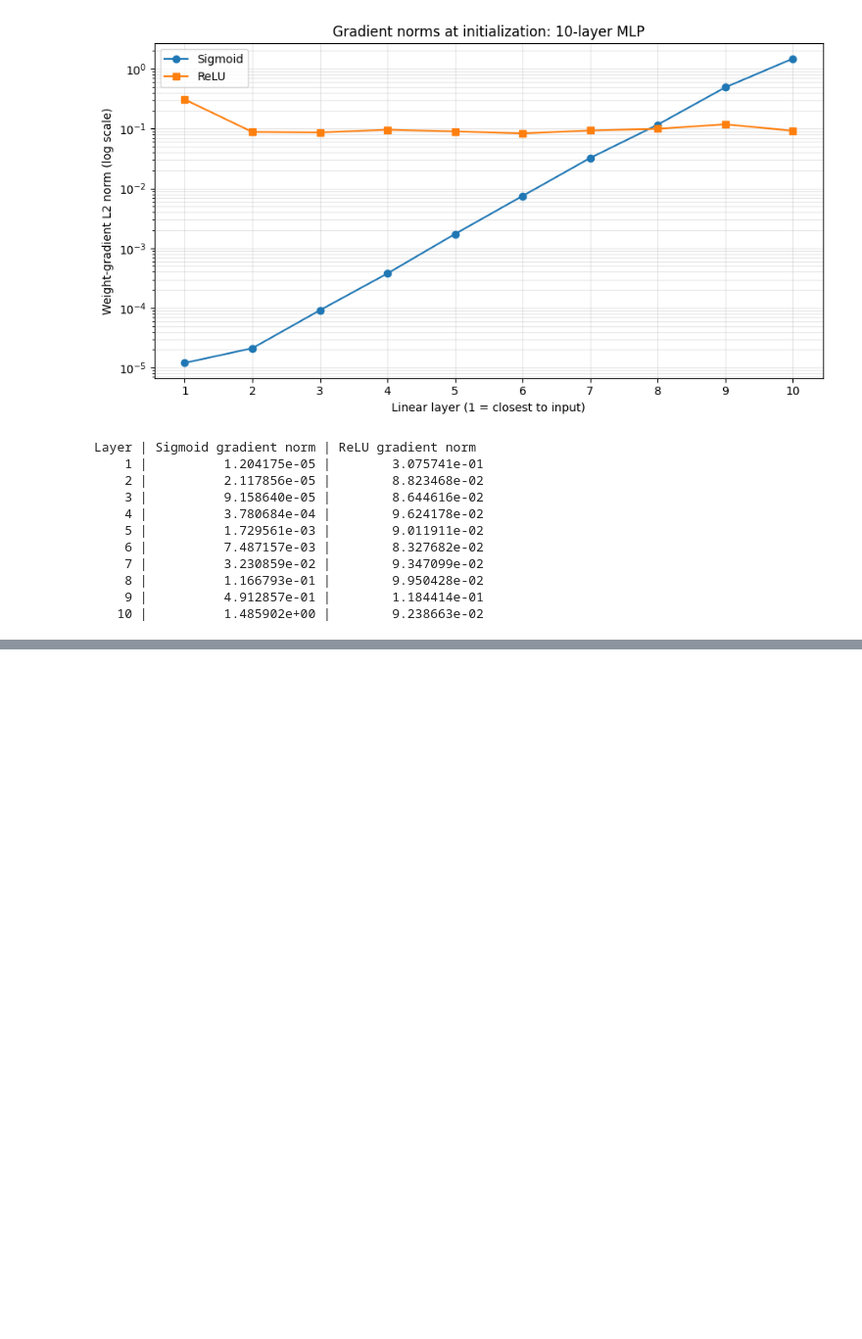
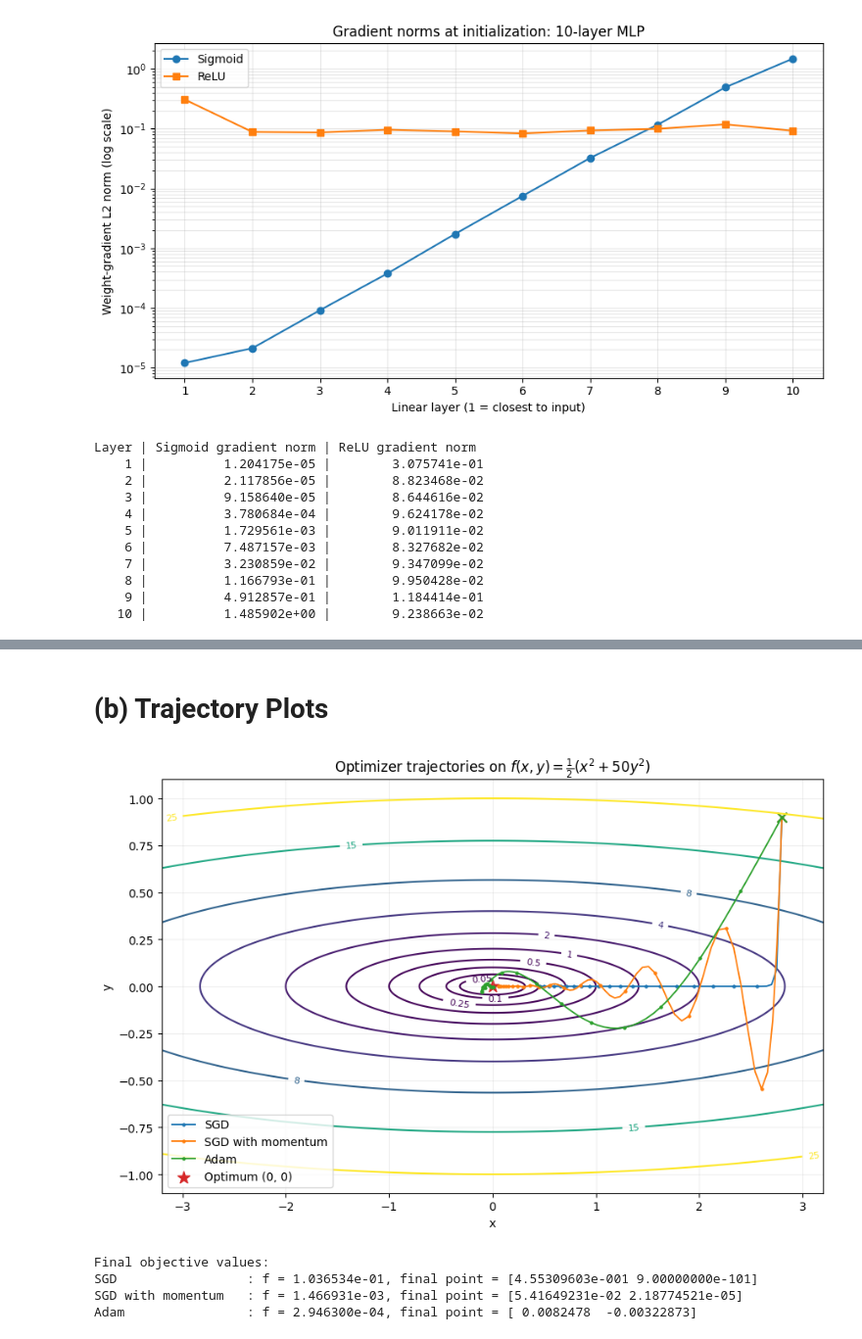
Before and after one commit to imansha321/EN4554-Assignment-2-CNNs, a Jupyter notebook: Assignment-2.ipynb, the cells around one changed output, grey strips where cells are left out. Shown at 98% size. Cells and saved outputs as stored; diff of their text form; code cells hidden in the pictures; blank space fills up the shorter version.

```diff
--- a/Assignment-2.ipynb
+++ b/Assignment-2.ipynb
@@ -523,0 +636,74 @@ Test accuracy: 46.11%
+# %% [markdown]
+# (b) Trajectory Plots
+# %%
+def objective(point):
+    x, y = point
+    return 0.5 * (x**2 + 50.0 * y**2)
+
+def grad_objective(point):
+    x, y = point
+    return np.array([x, 50.0 * y], dtype=float)
+
+def run_trajectory(kind, start=(2.8, 0.9), steps=100, lr=0.005,
+                   momentum=0.85, beta1=0.9, beta2=0.999, eps=1e-8):
+    point = np.array(start, dtype=float)
+    trajectory = [point.copy()]
+    velocity = np.zeros_like(point)
+    m = np.zeros_like(point)
+    v = np.zeros_like(point)
+    for t in range(1, steps + 1):
+        g = grad_objective(point)
+        if kind == "SGD":
+            point = point - lr * g
+        elif kind == "Momentum":
+            velocity = momentum * velocity + g
+            point = point - lr * velocity
+        elif kind == "Adam":
+            m = beta1 * m + (1 - beta1) * g
+            v = beta2 * v + (1 - beta2) * (g ** 2)
+            m_hat = m / (1 - beta1 ** t)
+            v_hat = v / (1 - beta2 ** t)
+            point = point - lr * m_hat / (np.sqrt(v_hat) + eps)
+        else:
+            raise ValueError(kind)
+        trajectory.append(point.copy())
+    return np.array(trajectory)
+
+# Chosen learning rates keep all three methods visible on the same contour plot.
+trajectories = {
+    "SGD": run_trajectory("SGD", lr=0.018, steps=100),
+    "SGD with momentum": run_trajectory("Momentum", lr=0.006, steps=100, momentum=0.82),
+    "Adam": run_trajectory("Adam", lr=0.08, steps=100),
+}
+
+xx = np.linspace(-3.2, 3.2, 350)
+yy = np.linspace(-1.1, 1.1, 350)
+X, Y = np.meshgrid(xx, yy)
+Z = 0.5 * (X**2 + 50 * Y**2)
+
+plt.figure(figsize=(9, 6))
+levels = [0.05, 0.1, 0.25, 0.5, 1, 2, 4, 8, 15, 25]
+contours = plt.contour(X, Y, Z, levels=levels, cmap="viridis")
+plt.clabel(contours, inline=True, fontsize=8, fmt="%.2g")
+for name, path in trajectories.items():
+    plt.plot(path[:, 0], path[:, 1], marker="o", markersize=2.2,
+             linewidth=1.3, markevery=5, label=name)
+    plt.scatter(path[0, 0], path[0, 1], marker="x", s=70)
+plt.scatter(0, 0, marker="*", s=120, label="Optimum (0, 0)")
+plt.xlabel("x")
+plt.ylabel("y")
+plt.title(r"Optimizer trajectories on $f(x,y)=\frac{1}{2}(x^2+50y^2)$")
+plt.legend()
+plt.grid(alpha=0.2)
+plt.tight_layout()
+plt.show()
+
+print("Final objective values:")
+for name, path in trajectories.items():
+    print(f"{name:20s}: f = {objective(path[-1]):.6e}, final point = {path[-1]}")
+# %% [output]
+[figure, added]
+Final objective values:
+SGD                 : f = 1.036534e-01, final point = [4.55309603e-001 9.00000000e-101]
+SGD with momentum   : f = 1.466931e-03, final point = [5.41649231e-02 2.18774521e-05]
+Adam                : f = 2.946300e-04, final point = [ 0.0082478  -0.00322873]
```
Also changed, not shown: parts of 33 cells of this notebook.
